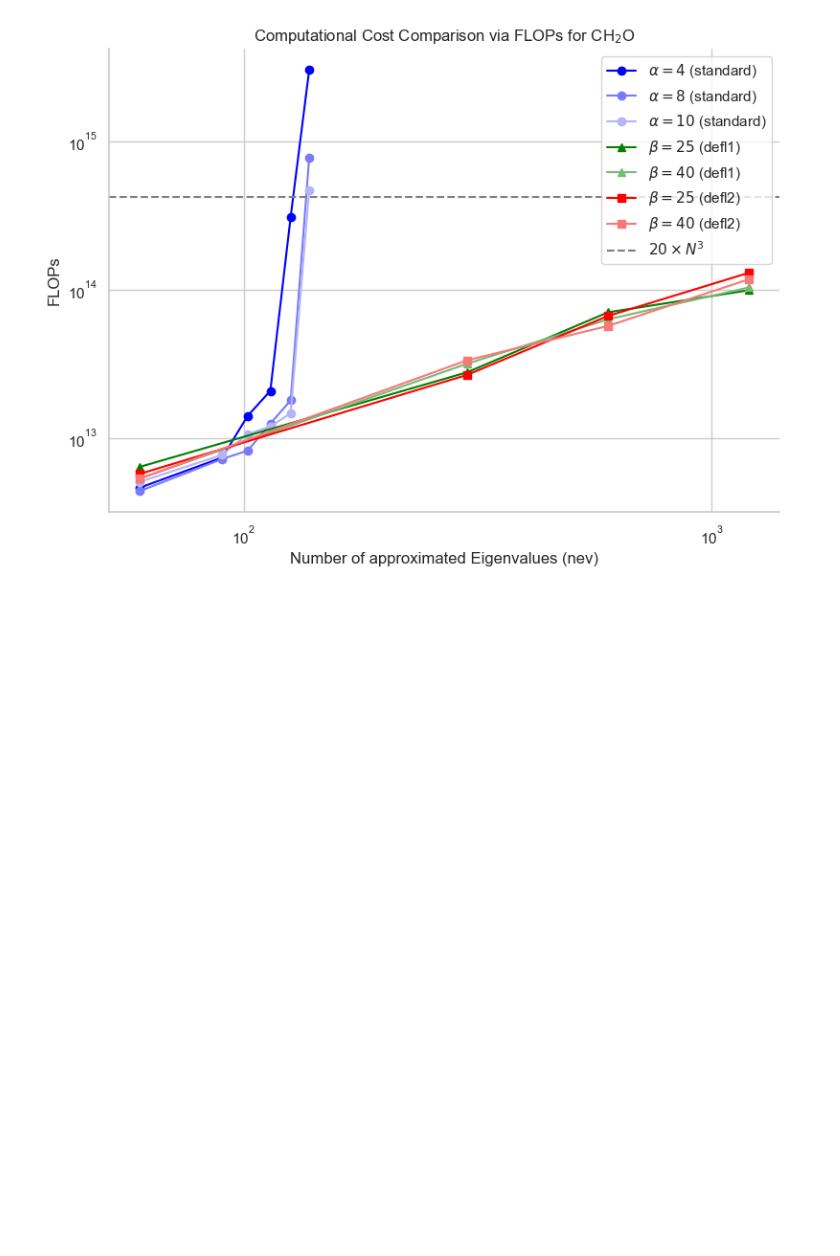
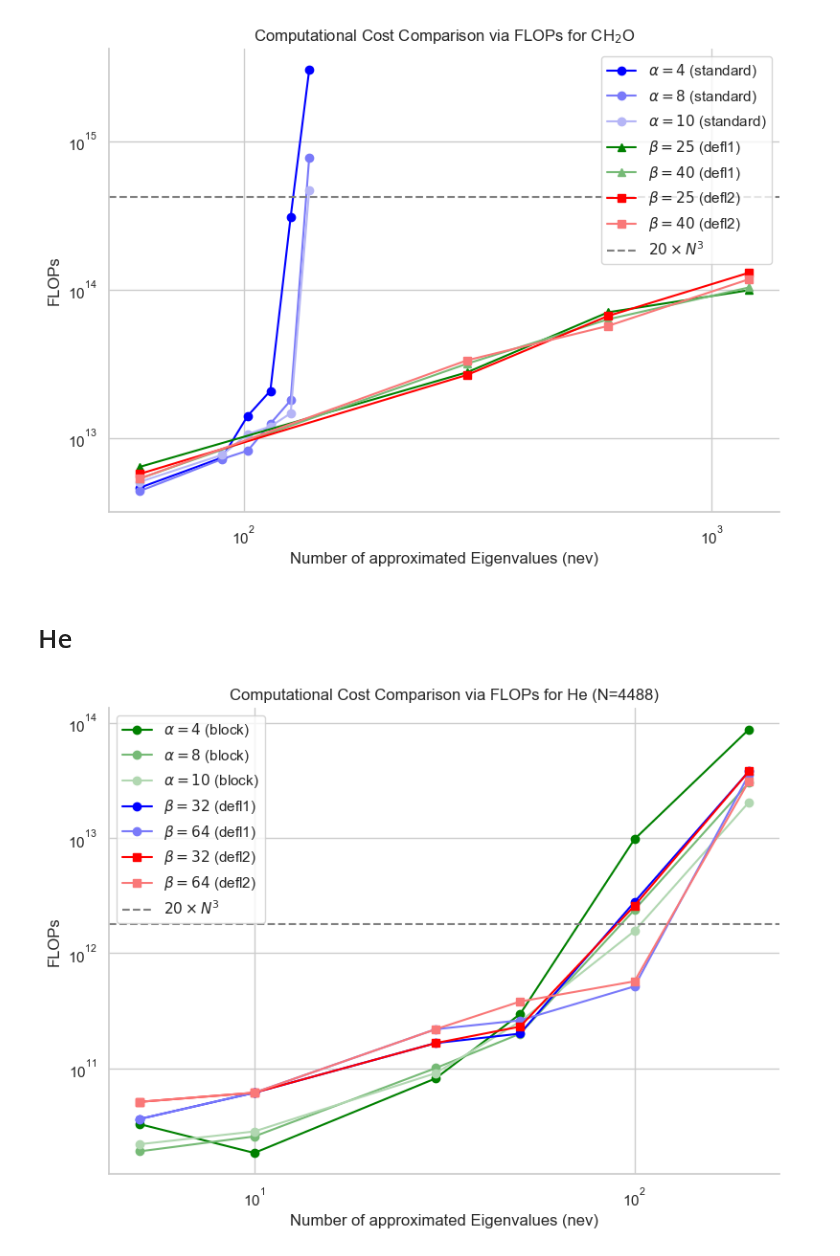
Before and after one commit to framere/Final_codes_MA, a Jupyter notebook: FINAL_CODE/plot_results.ipynb, the cells around one changed output. Saved outputs shown, nothing was run; the diff lists cells and outputs as text; code cells hidden in the pictures; blank space fills up the shorter version.

```diff
--- a/FINAL_CODE/plot_results.ipynb
+++ b/FINAL_CODE/plot_results.ipynb
@@ -124,3 +124,45 @@ plt.savefig('flops_comparison_CH2O_block.png', dpi=300)
 plt.show()
 # %% [output]
 [figure]
+# %% [markdown]
+# He
+# %%
+N = 4488
+
+# Block davidson
+FLOP_block_4 = [32635914360, 18348622320, 81651134160, 295568823600, 9812054540000, 88466893358400]
+FLOP_block_8 = [18946530880, 25517796880, 100240992720, 199578861200, 2387004623200, 30424329067200]
+FLOP_block_10 = [21849206040, 28206299280, 90571713840, 254752196400, 1560659362400, 20602975595200]
+
+# Deflation algorithm 1
+FLOP_32 = [36205523764, 61265336596, 165452878388, 199983808664, 2791679488344, 38212545367456]
+FLOP_64 = [36205523764, 61265336596, 218528775724, 260816095260, 514857409076, 35849559646920]
+# Deflation algorithm 2
+FLOP_32_2 = [51014576504, 61265336596, 165452878388, 229997588896, 2588422407144, 38212545367456]
+FLOP_64_2 = [51014576504, 61265336596, 218528775724, 379990841896, 569898959348, 31394588068056]
+
+# Bound of exact diagonalization
+Grenze = 20 * (N**3)
+
+nev = [5, 10, 30, 50, 100, 200]
+
+plt.figure(figsize=(8,6))
+# Block Davidson (circles)
+plt.plot(nev, FLOP_block_4, label=r'$\alpha = 4$ (block)', marker='o', color=green_shades[0])
+plt.plot(nev, FLOP_block_8, label=r'$\alpha = 8$ (block)', marker='o', color=green_shades[2])
+plt.plot(nev, FLOP_block_10, label=r'$\alpha = 10$ (block)', marker='o', color=green_shades[3])
+plt.plot(nev, FLOP_32, label=r'$\beta = 32$ (defl1)', marker='o', color=blue_shades[0])
+plt.plot(nev, FLOP_64, label=r'$\beta = 64$ (defl1)', marker='o', color=blue_shades[2])
+plt.plot(nev, FLOP_32_2, label=r'$\beta = 32$ (defl2)', marker='s', color=red_shades[0])
+plt.plot(nev, FLOP_64_2, label=r'$\beta = 64$ (defl2)', marker='s', color=red_shades[2])
+plt.axhline(Grenze, color='gray', linestyle='--', label=r'$20 \times N^3$')
+plt.title('Computational Cost Comparison via FLOPs for He (N=4488)')
+plt.xscale('log')
+plt.yscale('log')
+plt.xlabel('Number of approximated Eigenvalues (nev)')
+plt.ylabel('FLOPs')
+plt.legend()
+sns.despine()
+plt.tight_layout()
+# %% [output]
+[figure, added]
```
Also changed, not shown: parts of 4 cells of this notebook, 1 other file.
